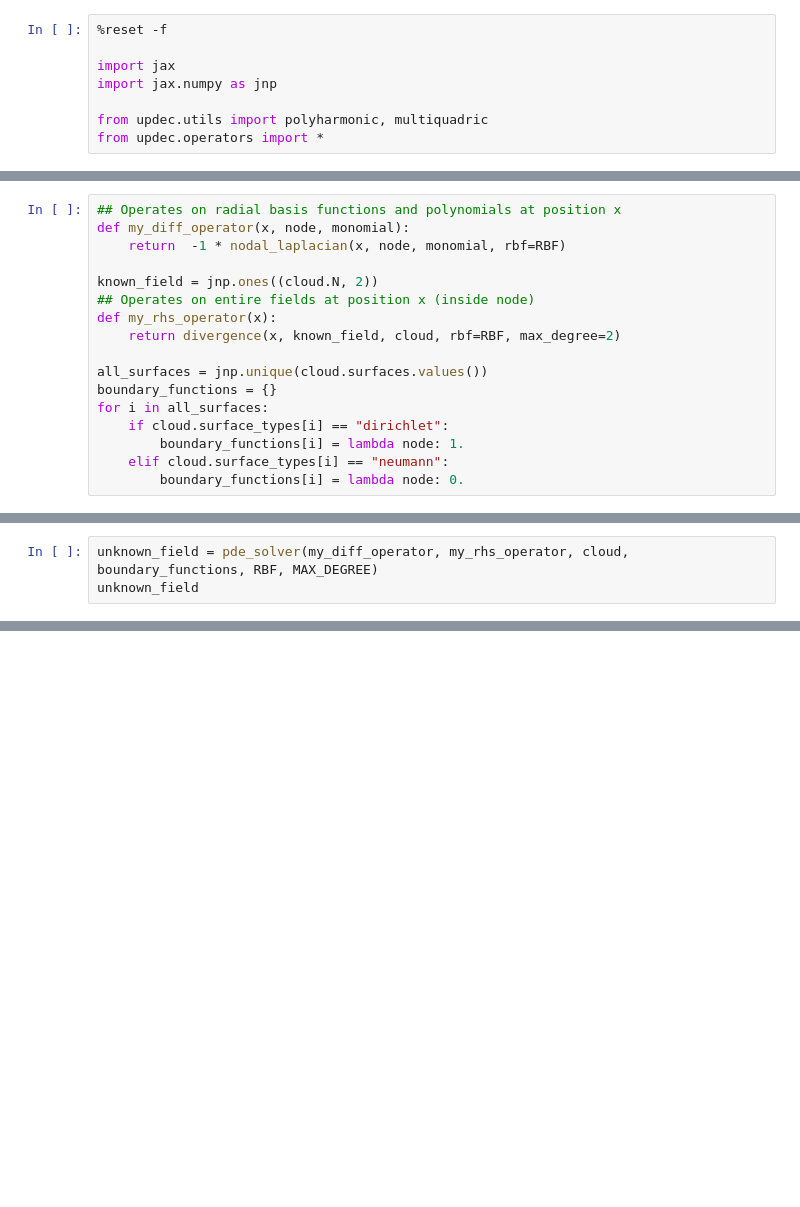
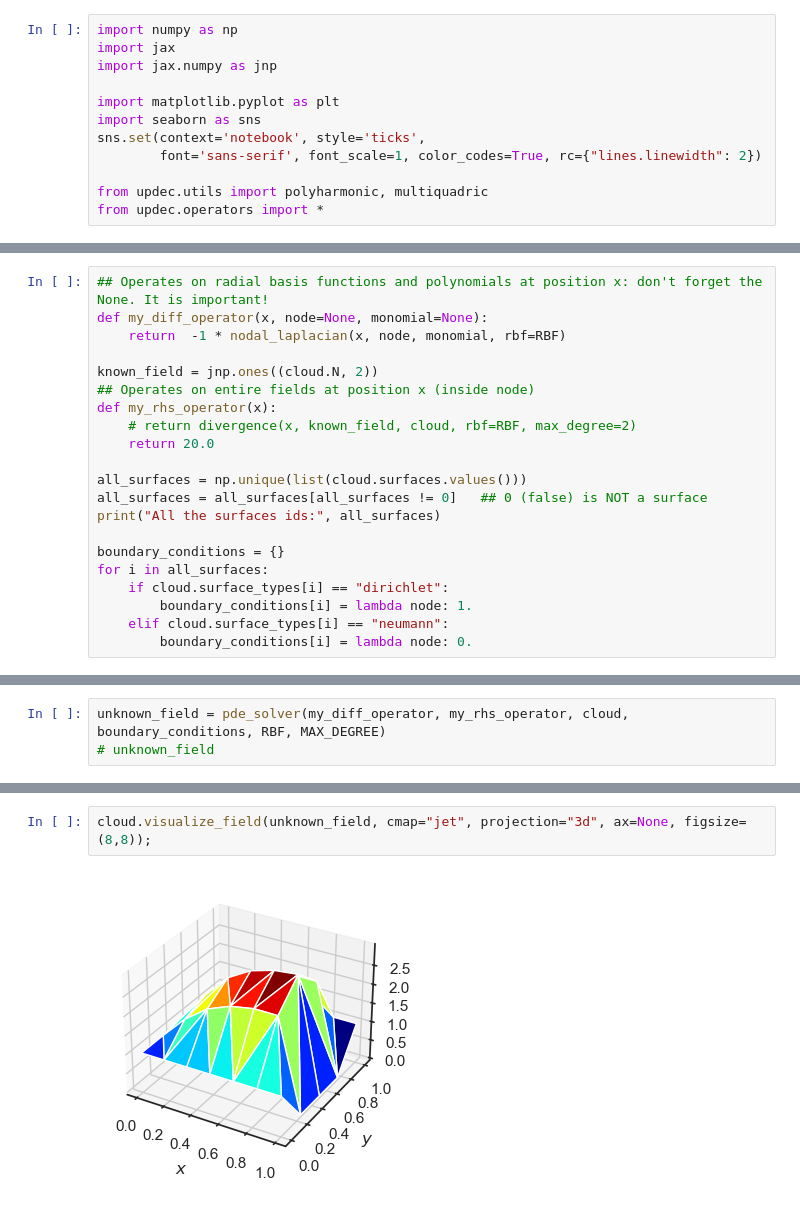
Before and after one commit to ddrous/Updes, a Jupyter notebook: demos/direct-adjoint-looping/05_poisson_rbf_with_updec.ipynb, the cells around one changed output, grey strips where cells are left out. Drawn from its saved outputs; the diff is of its cells as text; blank space fills up the shorter version.

Commit message:
Ran poisson problem and visualized

```diff
--- a/demos/direct-adjoint-looping/05_poisson_rbf_with_updec.ipynb
+++ b/demos/direct-adjoint-looping/05_poisson_rbf_with_updec.ipynb
@@ -1,9 +3,13 @@
 # %%
-%reset -f
-
+import numpy as np
 import jax
 import jax.numpy as jnp
 
+import matplotlib.pyplot as plt
+import seaborn as sns
+sns.set(context='notebook', style='ticks',
+        font='sans-serif', font_scale=1, color_codes=True, rc={"lines.linewidth": 2})
+
 from updec.utils import polyharmonic, multiquadric
 from updec.operators import *
 # %%
@@ -33,18 +21,22 @@ Surfaces:
 # %%
-## Operates on radial basis functions and polynomials at position x
-def my_diff_operator(x, node, monomial):
+## Operates on radial basis functions and polynomials at position x: don't forget the None. It is important!
+def my_diff_operator(x, node=None, monomial=None):
     return  -1 * nodal_laplacian(x, node, monomial, rbf=RBF)
 
 known_field = jnp.ones((cloud.N, 2))
 ## Operates on entire fields at position x (inside node)
 def my_rhs_operator(x):
-    return divergence(x, known_field, cloud, rbf=RBF, max_degree=2)
+    # return divergence(x, known_field, cloud, rbf=RBF, max_degree=2)
+    return 20.0
 
-all_surfaces = jnp.unique(cloud.surfaces.values())
-boundary_functions = {}
+all_surfaces = np.unique(list(cloud.surfaces.values()))
+all_surfaces = all_surfaces[all_surfaces != 0]   ## 0 (false) is NOT a surface
+print("All the surfaces ids:", all_surfaces)
+
+boundary_conditions = {}
 for i in all_surfaces:
     if cloud.surface_types[i] == "dirichlet":
-        boundary_functions[i] = lambda node: 1.
+        boundary_conditions[i] = lambda node: 1.
     elif cloud.surface_types[i] == "neumann":
-        boundary_functions[i] = lambda node: 0.
+        boundary_conditions[i] = lambda node: 0.
 # %% [output]
@@ -52,3 +44,3 @@ TypeError: unique requires ndarray or scalar arguments, got <class 'dict_values'
 # %%
-unknown_field = pde_solver(my_diff_operator, my_rhs_operator, cloud, boundary_functions, RBF, MAX_DEGREE)
-unknown_field
+unknown_field = pde_solver(my_diff_operator, my_rhs_operator, cloud, boundary_conditions, RBF, MAX_DEGREE)
+# unknown_field
@@ -54,0 +63,4 @@ unknown_field
+# %%
+cloud.visualize_field(unknown_field, cmap="jet", projection="3d", ax=None, figsize=(8,8));
+# %% [output]
+[figure, added]
```
Also changed, not shown: parts of 4 cells of this notebook, 4 other files.
